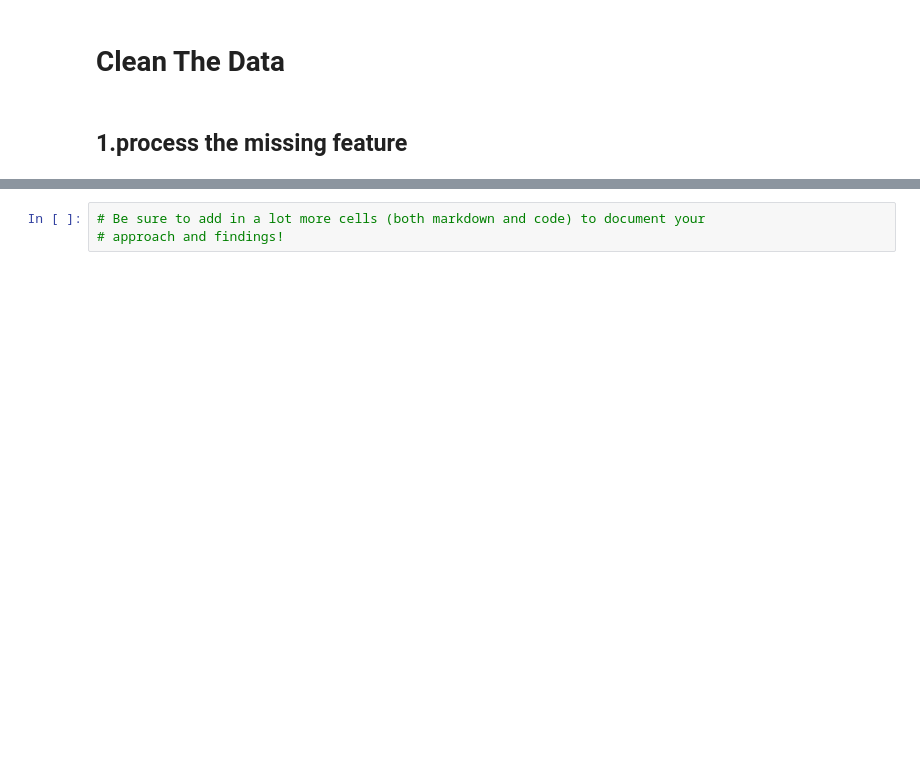
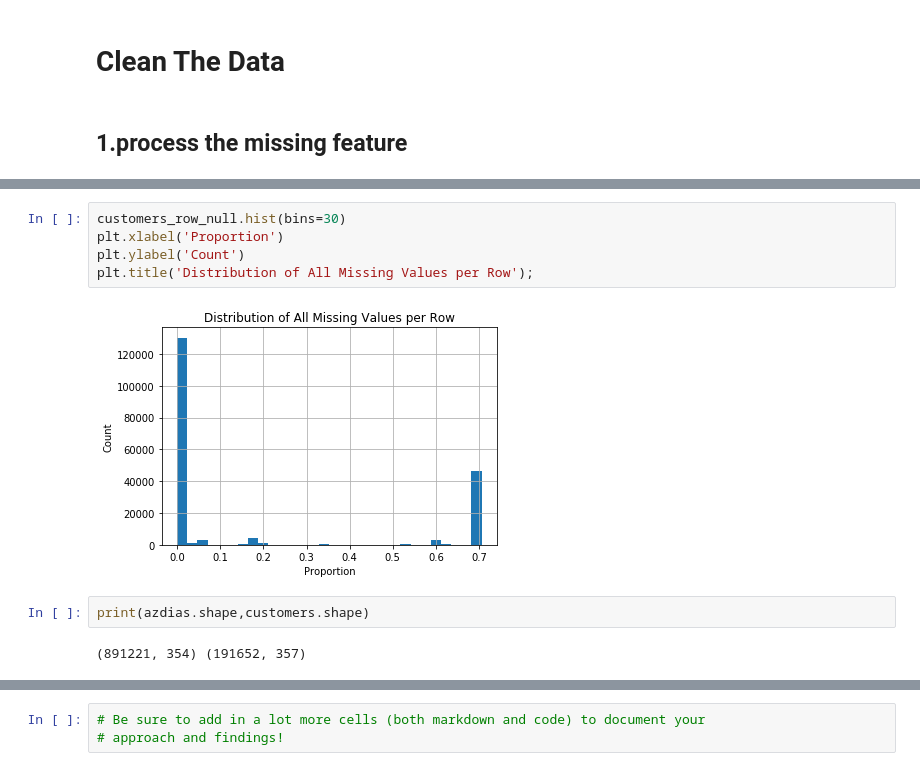
Before and after one commit to xueweiyema/ArvatoProject, a Jupyter notebook: Arvato Project Workbook.ipynb, the cells around one changed output, grey strips where cells are left out. Drawn from its saved outputs; the diff is of its cells as text; blank space fills up the shorter version.

```diff
--- a/Arvato Project Workbook.ipynb
+++ b/Arvato Project Workbook.ipynb
@@ -137,0 +174,11 @@ azdias.describe()
+# %%
+customers_row_null.hist(bins=30)
+plt.xlabel('Proportion')
+plt.ylabel('Count')
+plt.title('Distribution of All Missing Values per Row');
+# %% [output]
+[figure, added]
+# %%
+print(azdias.shape,customers.shape)
+# %% [output]
+(891221, 354) (191652, 357)
```
Also changed, not shown: parts of 22 cells of this notebook.
